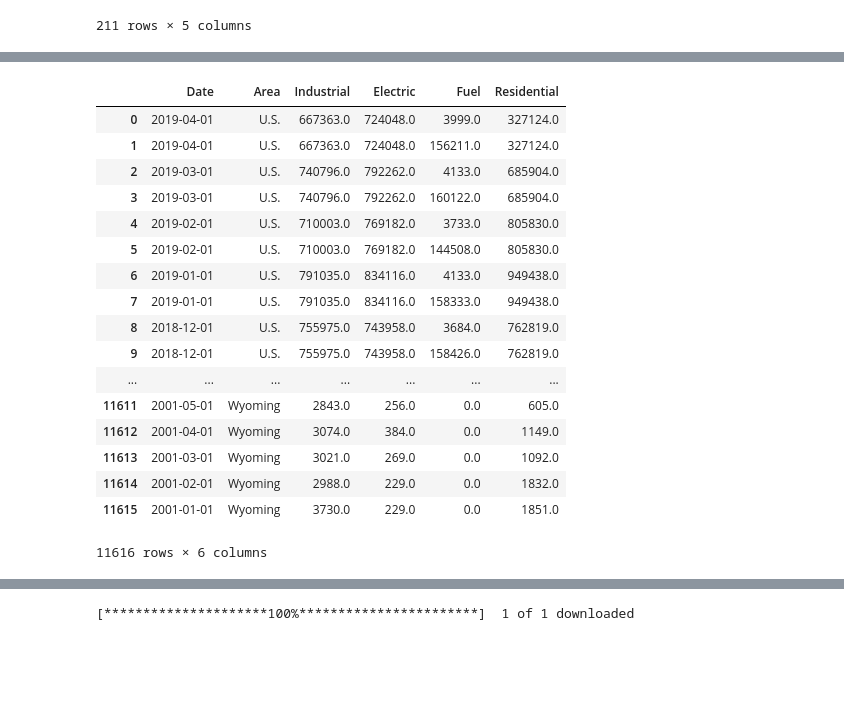
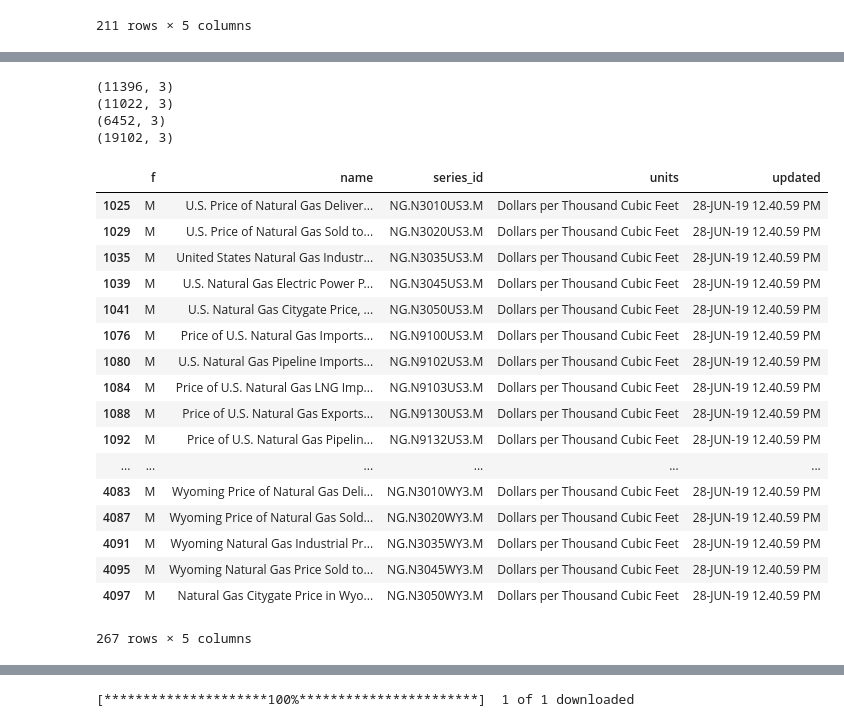
Before and after one commit to jwaliaga/NatGasDemandForcast, a Jupyter notebook: Notebooks/Wilson/CSV_Generators.ipynb, the cells around one changed output, grey strips where cells are left out. Saved outputs shown, nothing was run; the diff lists cells and outputs as text; code cells hidden in the pictures; blank space fills up the shorter version.

Commit message:
Price CSVs

```diff
--- a/Notebooks/Wilson/CSV_Generators.ipynb
+++ b/Notebooks/Wilson/CSV_Generators.ipynb
@@ -149,29 +171,47 @@ for ind, val in df_ng_consump.iterrows():
         else:
             df_res = pd.concat([df_res, data])
 
-df_info = pd.merge(df_ind,df_elec, on = ["Date","Area"], how = "left")
-df_info = pd.merge(df_info,df_fuel, on = ["Date","Area"], how = "left")
-df_info = pd.merge(df_info,df_res, on = ["Date","Area"], how = "left")
+# df_info = pd.merge(df_res,df_ind, on = ["Date","Area"], how = "left")
+# df_info = pd.merge(df_info,df_elec, on = ["Date","Area"], how = "left")
+# df_info = pd.merge(df_info,df_fuel, on = ["Date","Area"], how = "left")
+# df_info = df_info.fillna(0)
+# df_info.to_csv("../../Data/CSV_Files/Gas_Demand.csv", encoding='utf-8')
+# df_info
 
-df_info = df_info.fillna(0)
-df_info.to_csv("../../Data/CSV_Files/Gas_Demand.csv", encoding='utf-8')
-df_info
+df_ind.to_csv("../../Data/CSV_Files/Gas_Demand_Ind.csv", encoding='utf-8')
+df_elec.to_csv("../../Data/CSV_Files/Gas_Demand_Elec.csv", encoding='utf-8')
+df_fuel.to_csv("../../Data/CSV_Files/Gas_Demand_Fuel.csv", encoding='utf-8')
+df_res.to_csv("../../Data/CSV_Files/Gas_Demand_Res.csv", encoding='utf-8')
-# %% [output]
-|  | Date | Area | Industrial | Electric | Fuel | Residential |
-| 0 | 2019-04-01 | U.S. | 667363.0 | 724048.0 | 3999.0 | 327124.0 |
-| 1 | 2019-04-01 | U.S. | 667363.0 | 724048.0 | 156211.0 | 327124.0 |
-| 2 | 2019-03-01 | U.S. | 740796.0 | 792262.0 | 4133.0 | 685904.0 |
-| 3 | 2019-03-01 | U.S. | 740796.0 | 792262.0 | 160122.0 | 685904.0 |
-| 4 | 2019-02-01 | U.S. | 710003.0 | 769182.0 | 3733.0 | 805830.0 |
-| 5 | 2019-02-01 | U.S. | 710003.0 | 769182.0 | 144508.0 | 805830.0 |
-| 6 | 2019-01-01 | U.S. | 791035.0 | 834116.0 | 4133.0 | 949438.0 |
-| 7 | 2019-01-01 | U.S. | 791035.0 | 834116.0 | 158333.0 | 949438.0 |
-| 8 | 2018-12-01 | U.S. | 755975.0 | 743958.0 | 3684.0 | 762819.0 |
-| 9 | 2018-12-01 | U.S. | 755975.0 | 743958.0 | 158426.0 | 762819.0 |
-| ... | ... | ... | ... | ... | ... | ... |
-| 11611 | 2001-05-01 | Wyoming | 2843.0 | 256.0 | 0.0 | 605.0 |
-| 11612 | 2001-04-01 | Wyoming | 3074.0 | 384.0 | 0.0 | 1149.0 |
-| 11613 | 2001-03-01 | Wyoming | 3021.0 | 269.0 | 0.0 | 1092.0 |
-| 11614 | 2001-02-01 | Wyoming | 2988.0 | 229.0 | 0.0 | 1832.0 |
-| 11615 | 2001-01-01 | Wyoming | 3730.0 | 229.0 | 0.0 | 1851.0 |
-11616 rows × 6 columns
+# %%
+print(df_ind.shape)
+print(df_elec.shape)
+print(df_fuel.shape)
+print(df_res.shape)
+# %% [output]
+(11396, 3)
+(11022, 3)
+(6452, 3)
+(19102, 3)
+# %%
+df_ng_price = df.loc[(df["name"].str.contains("Price")==True) & (df["f"]=="M")]
+df_ng_price = df_ng_price.drop_duplicates(subset="series_id",keep="first")
+df_ng_price
+# %% [output]
+|  | f | name | series_id | units | updated |
+| 1025 | M | U.S. Price of Natural Gas Deliver... | NG.N3010US3.M | Dollars per Thousand Cubic Feet | 28-JUN-19 12.40.59 PM |
+| 1029 | M | U.S. Price of Natural Gas Sold to... | NG.N3020US3.M | Dollars per Thousand Cubic Feet | 28-JUN-19 12.40.59 PM |
+| 1035 | M | United States Natural Gas Industr... | NG.N3035US3.M | Dollars per Thousand Cubic Feet | 28-JUN-19 12.40.59 PM |
+| 1039 | M | U.S. Natural Gas Electric Power P... | NG.N3045US3.M | Dollars per Thousand Cubic Feet | 28-JUN-19 12.40.59 PM |
+| 1041 | M | U.S. Natural Gas Citygate Price, ... | NG.N3050US3.M | Dollars per Thousand Cubic Feet | 28-JUN-19 12.40.59 PM |
+| 1076 | M | Price of U.S. Natural Gas Imports... | NG.N9100US3.M | Dollars per Thousand Cubic Feet | 28-JUN-19 12.40.59 PM |
+| 1080 | M | U.S. Natural Gas Pipeline Imports... | NG.N9102US3.M | Dollars per Thousand Cubic Feet | 28-JUN-19 12.40.59 PM |
+| 1084 | M | Price of U.S. Natural Gas LNG Imp... | NG.N9103US3.M | Dollars per Thousand Cubic Feet | 28-JUN-19 12.40.59 PM |
+| 1088 | M | Price of U.S. Natural Gas Exports... | NG.N9130US3.M | Dollars per Thousand Cubic Feet | 28-JUN-19 12.40.59 PM |
+| 1092 | M | Price of U.S. Natural Gas Pipelin... | NG.N9132US3.M | Dollars per Thousand Cubic Feet | 28-JUN-19 12.40.59 PM |
+| ... | ... | ... | ... | ... | ... |
+| 4083 | M | Wyoming Price of Natural Gas Deli... | NG.N3010WY3.M | Dollars per Thousand Cubic Feet | 28-JUN-19 12.40.59 PM |
+| 4087 | M | Wyoming Price of Natural Gas Sold... | NG.N3020WY3.M | Dollars per Thousand Cubic Feet | 28-JUN-19 12.40.59 PM |
+| 4091 | M | Wyoming Natural Gas Industrial Pr... | NG.N3035WY3.M | Dollars per Thousand Cubic Feet | 28-JUN-19 12.40.59 PM |
+| 4095 | M | Wyoming Natural Gas Price Sold to... | NG.N3045WY3.M | Dollars per Thousand Cubic Feet | 28-JUN-19 12.40.59 PM |
+| 4097 | M | Natural Gas Citygate Price in Wyo... | NG.N3050WY3.M | Dollars per Thousand Cubic Feet | 28-JUN-19 12.40.59 PM |
+267 rows × 5 columns
```
Also changed, not shown: parts of 4 cells of this notebook, 12 other files.
